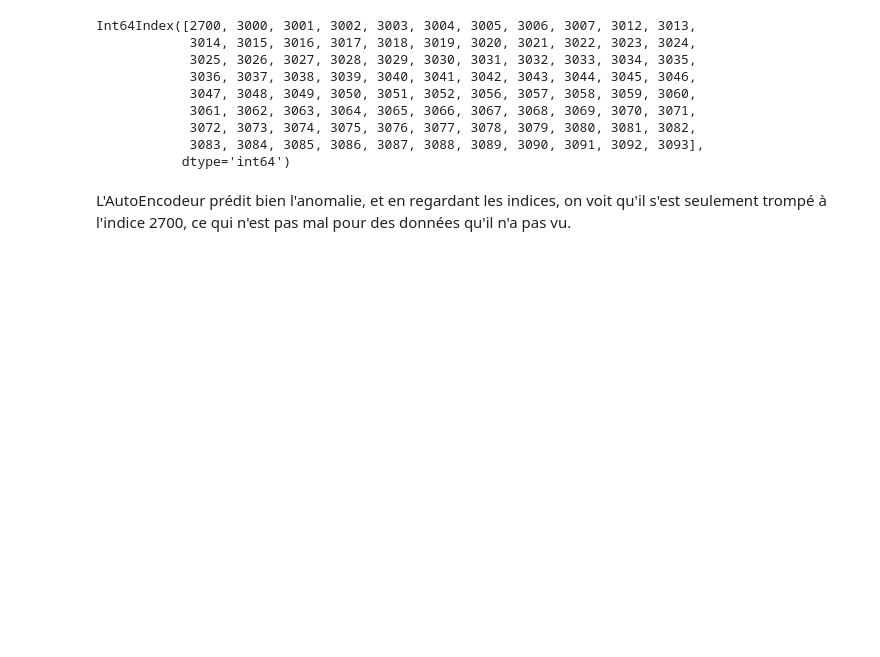
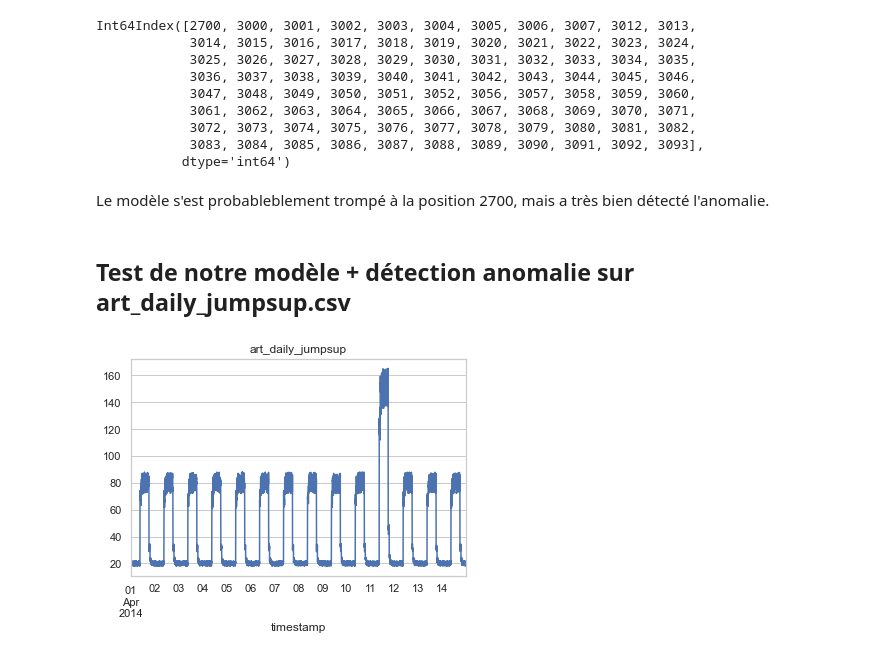
Before and after one commit to cheikh06/Detection_Anomaly, a Jupyter notebook: Anomaly_Detection.ipynb, the cells around one changed output. Drawn from its saved outputs; the diff is of its cells as text; code cells hidden in the pictures; blank space fills up the shorter version.

```diff
--- a/Anomaly_Detection.ipynb
+++ b/Anomaly_Detection.ipynb
@@ -365,5 +373,11 @@ Int64Index([2700, 3000, 3001, 3002, 3003, 3004, 3005, 3006, 3007, 3012, 3013,
             3072, 3073, 3074, 3075, 3076, 3077, 3078, 3079, 3080, 3081, 3082,
             3083, 3084, 3085, 3086, 3087, 3088, 3089, 3090, 3091, 3092, 3093],
            dtype='int64')
-# %% [markdown]
-L'AutoEncodeur prédit bien l'anomalie, et en regardant les indices, on voit qu'il s'est seulement trompé à l'indice 2700, ce qui n'est pas mal pour des données qu'il n'a pas vu.
+# %% [markdown]
+Le modèle s'est probableblement trompé à la position 2700, mais a très bien détecté l'anomalie.
+# %% [markdown]
+##  Test de notre modèle + détection anomalie sur art_daily_jumpsup.csv
+# %%
+df_jumpup=get_data(url='art_daily_jumpsup.csv')
+# %% [output]
+[figure, added]
```
Also changed, not shown: parts of 23 cells of this notebook, 1 other file.
